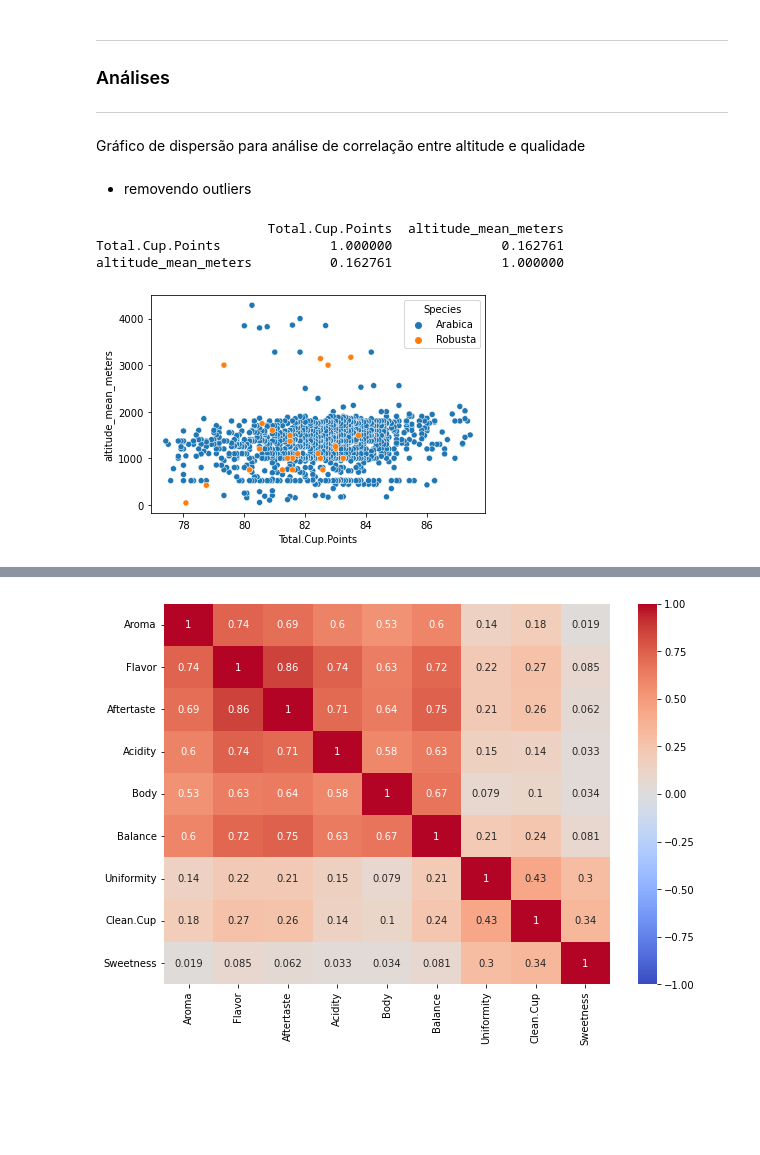
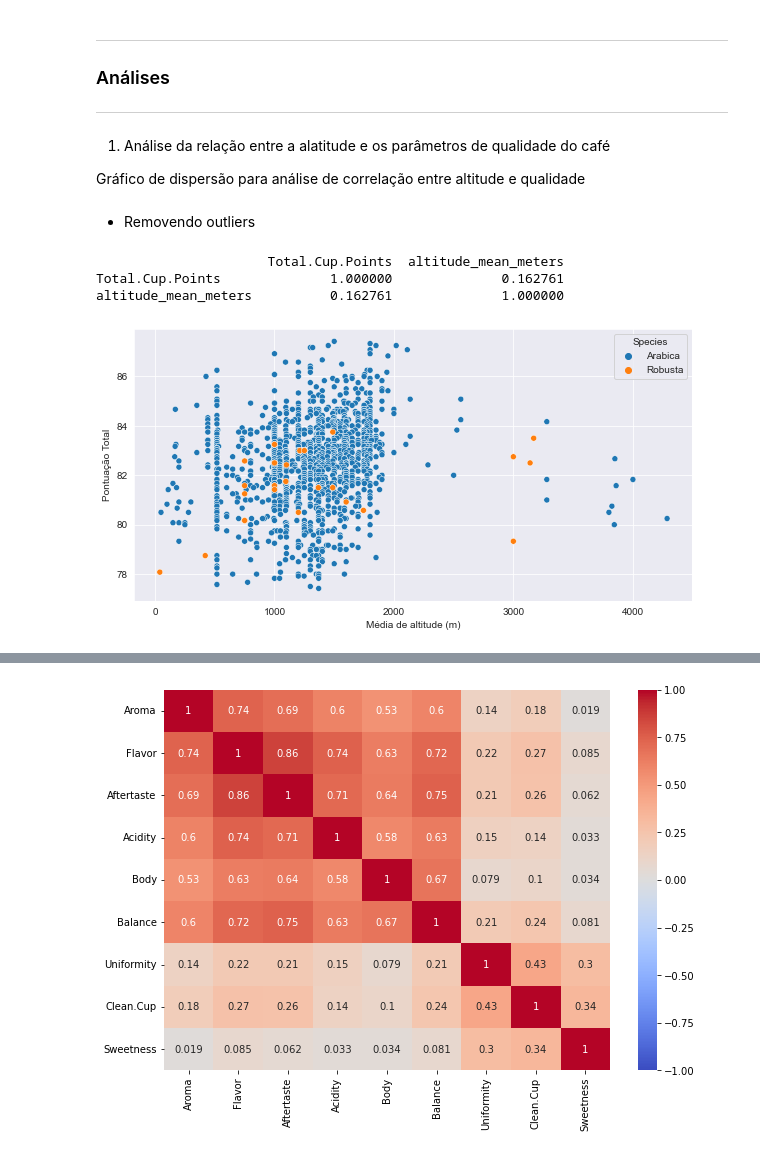
Before and after one commit to fernandadefalco/projeto-moduloIV, a Jupyter notebook: projeto_4.ipynb, the cells around one changed output, grey strips where cells are left out. Cells and saved outputs as stored; diff of their text form; code cells hidden in the pictures; blank space fills up the shorter version.

```diff
--- a/projeto_4.ipynb
+++ b/projeto_4.ipynb
@@ -135,17 +265,23 @@ _____
 ### Análises
 ___
 # %% [markdown]
+1. Análise da relação entre a alatitude e os parâmetros de qualidade do café
+
 Gráfico de dispersão para análise de correlação entre altitude e qualidade
 # %% [markdown]
-- removendo outliers
+- Removendo outliers
 # %%
 df_altitude = outliers(df_coffee, 'Total.Cup.Points')
 # %%
 #plt.scatter(df_altitude['Total.Cup.Points'], df_altitude['altitude_mean_meters']);
-sns.scatterplot(df_altitude['Total.Cup.Points'], df_altitude['altitude_mean_meters'], hue=df_altitude['Species']);
+plt.figure(figsize = (10,5))
+ax = sns.scatterplot(data = df_altitude, y = 'Total.Cup.Points', x = 'altitude_mean_meters', hue=df_altitude['Species']);
+ax.set_ylabel('Pontuação Total')
+ax.set_xlabel('Média de altitude (m)')
+
 print(df_altitude[['Total.Cup.Points', 'altitude_mean_meters']].corr())
 # %% [output]
                       Total.Cup.Points  altitude_mean_meters
 Total.Cup.Points              1.000000              0.162761
 altitude_mean_meters          0.162761              1.000000
-[figure, old version]
+[figure, new version]
```
Also changed, not shown: parts of 25 cells of this notebook.
